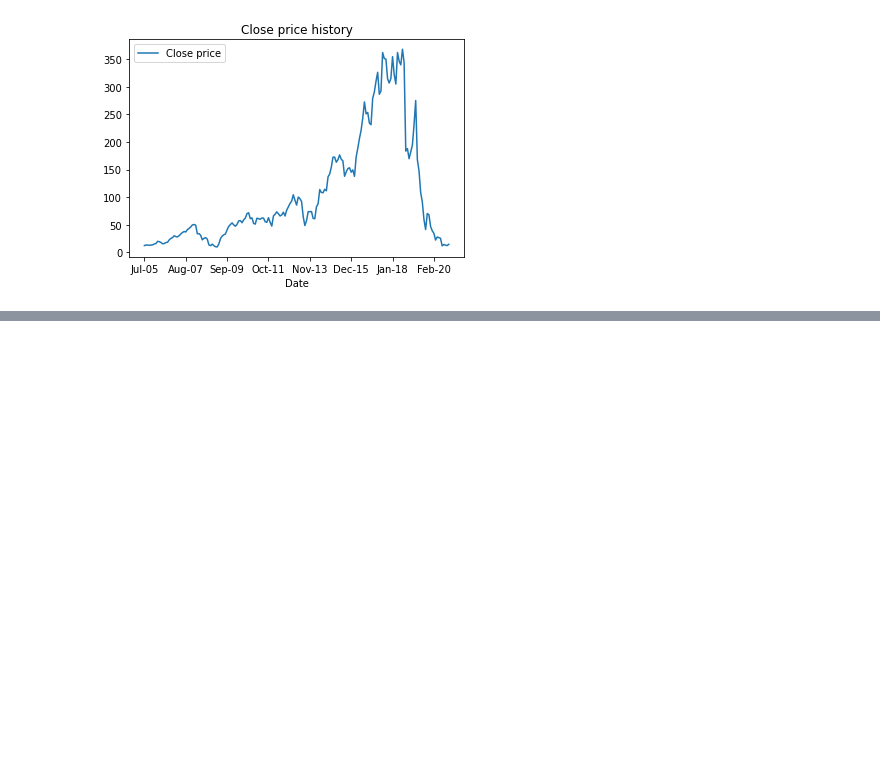
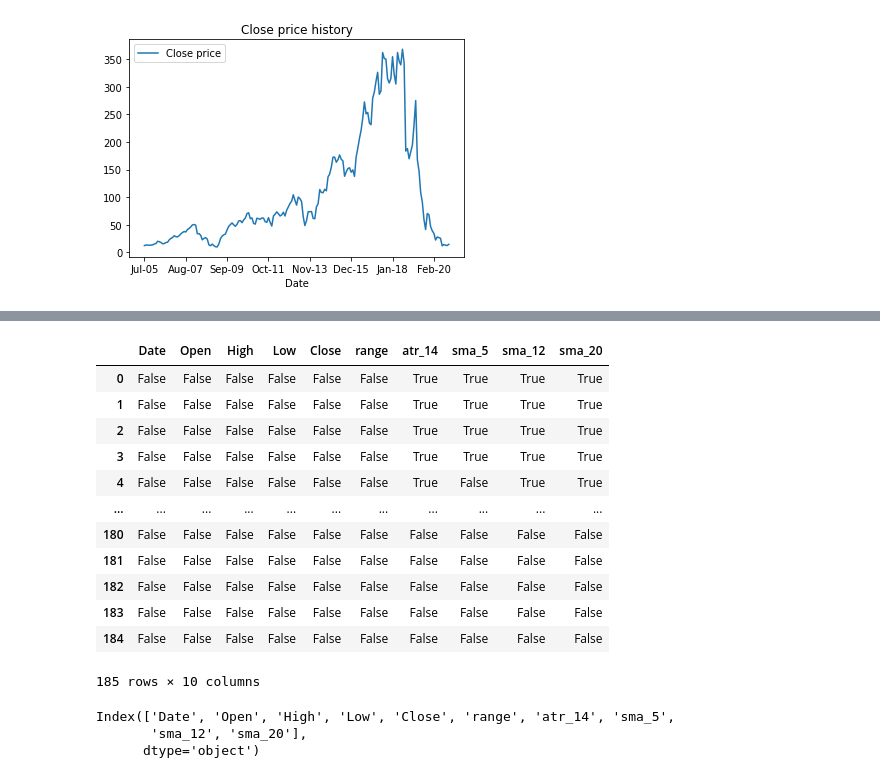
Before and after one commit to shubhro-jyoti/Yes-bank-stock-closing-price-prediction., a Jupyter notebook: Yes_bank_stock_closing_price_prediction.ipynb, the cells around one changed output, grey strips where cells are left out. Saved outputs shown, nothing was run; the diff lists cells and outputs as text; code cells hidden in the pictures; blank space fills up the shorter version.

```diff
--- a/Yes_bank_stock_closing_price_prediction.ipynb
+++ b/Yes_bank_stock_closing_price_prediction.ipynb
@@ -217,0 +234,23 @@ display(df)
+# %%
+#checking for null values
+df.isna()
+# %% [output]
+|  | Date | Open | High | Low | Close | range | atr_14 | sma_5 | sma_12 | sma_20 |
+| 0 | False | False | False | False | False | False | True | True | True | True |
+| 1 | False | False | False | False | False | False | True | True | True | True |
+| 2 | False | False | False | False | False | False | True | True | True | True |
+| 3 | False | False | False | False | False | False | True | True | True | True |
+| 4 | False | False | False | False | False | False | True | False | True | True |
+| ... | ... | ... | ... | ... | ... | ... | ... | ... | ... | ... |
+| 180 | False | False | False | False | False | False | False | False | False | False |
+| 181 | False | False | False | False | False | False | False | False | False | False |
+| 182 | False | False | False | False | False | False | False | False | False | False |
+| 183 | False | False | False | False | False | False | False | False | False | False |
+| 184 | False | False | False | False | False | False | False | False | False | False |
+185 rows × 10 columns
+# %%
+df.columns
+# %% [output]
+Index(['Date', 'Open', 'High', 'Low', 'Close', 'range', 'atr_14', 'sma_5',
+       'sma_12', 'sma_20'],
+      dtype='object')
```
Also changed, not shown: parts of 16 cells of this notebook.
